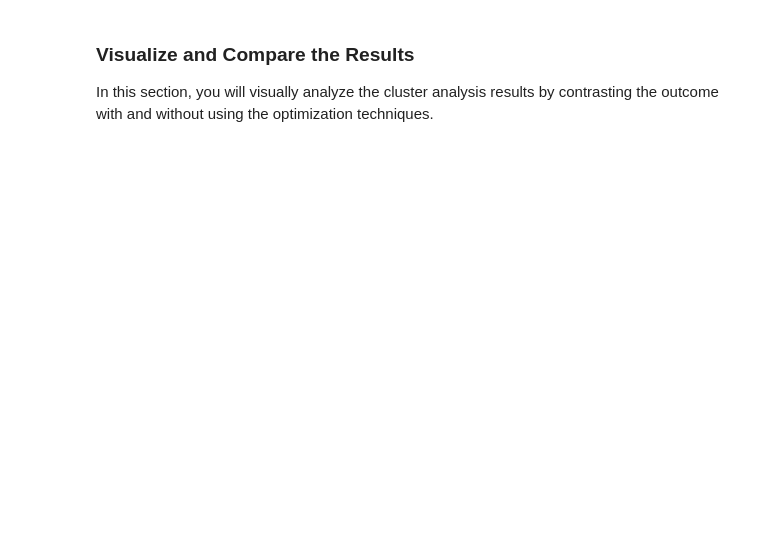
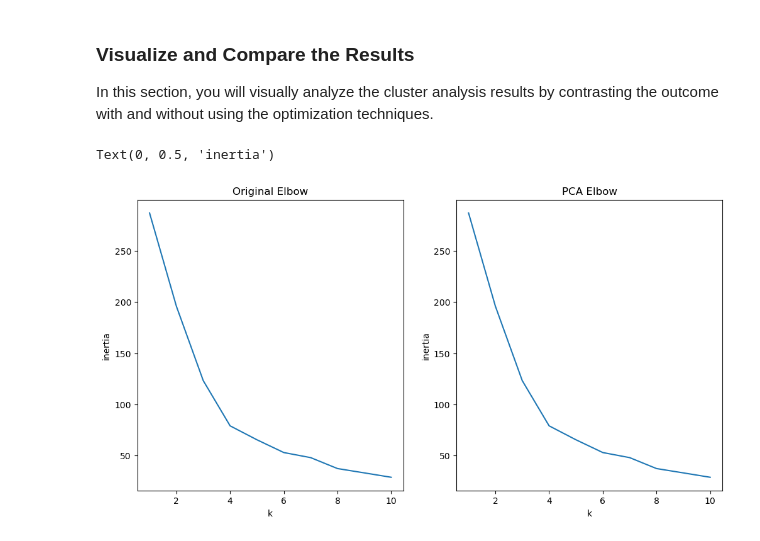
Before and after one commit to AllisonChase/Crypto-Clustering-Challenge, a Jupyter notebook: Crypto_Clustering_starter_code.ipynb, the cells around one changed output. Saved outputs shown, nothing was run; the diff lists cells and outputs as text; code cells hidden in the pictures; blank space fills up the shorter version.

```diff
--- a/Crypto_Clustering_starter_code.ipynb
+++ b/Crypto_Clustering_starter_code.ipynb
@@ -352,0 +379,20 @@ In this section, you will visually analyze the cluster analysis results by contr
+# %%
+#Used Xpert AI and Office hours to complete code
+
+# Composite plot to contrast the Elbow curves
+fig, (ax1, ax2) = plt.subplots(1, 2, figsize=(12, 6))
+
+# Elbow Curve on the first subplot
+ax1.plot(df_elbow['k'], df_elbow['inertia'])
+ax1.set_title('Original Elbow')
+ax1.set_xlabel('k')
+ax1.set_ylabel('inertia')
+
+# Elbow Curve on the second subplot
+ax2.plot(df_elbow2['k'], df_elbow2['inertia'])
+ax2.set_title('PCA Elbow')
+ax2.set_xlabel('k')
+ax2.set_ylabel('inertia')
+# %% [output]
+Text(0, 0.5, 'inertia')
+[figure, added]
```
Also changed, not shown: parts of 10 cells of this notebook.
